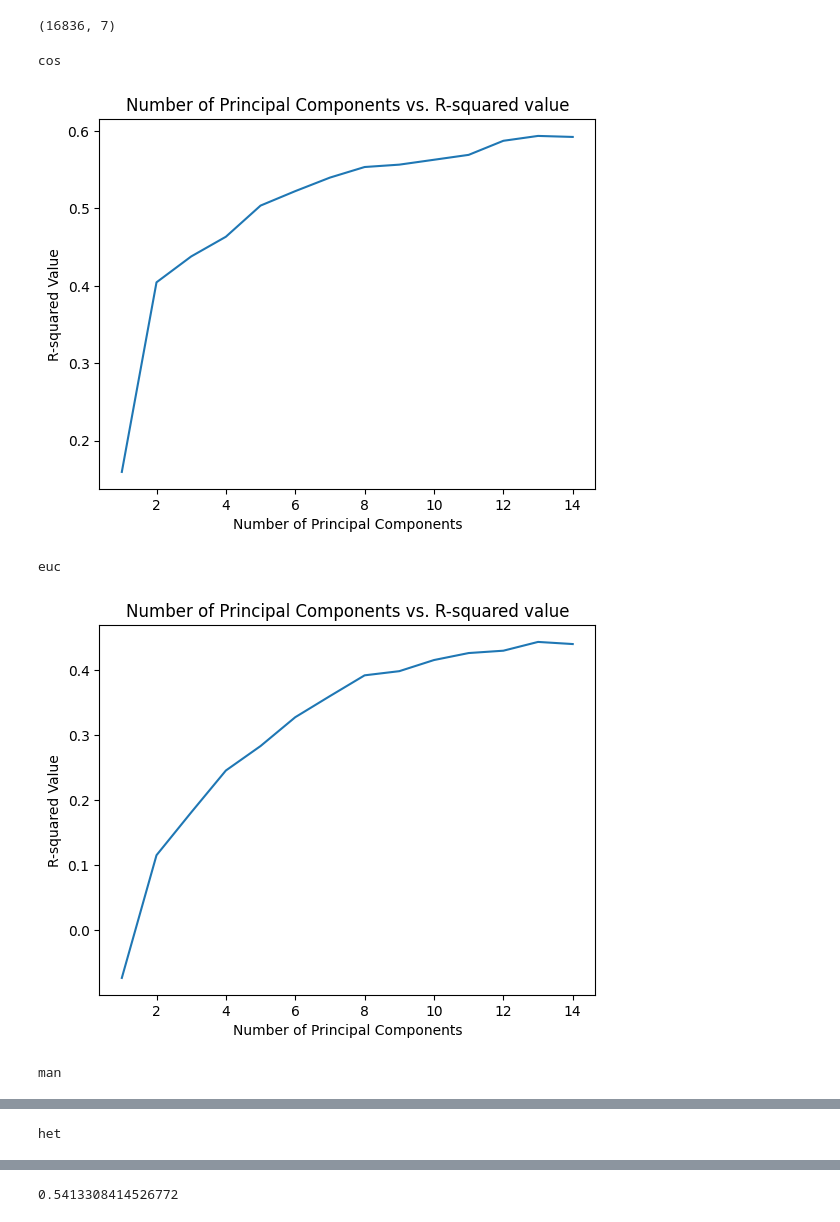
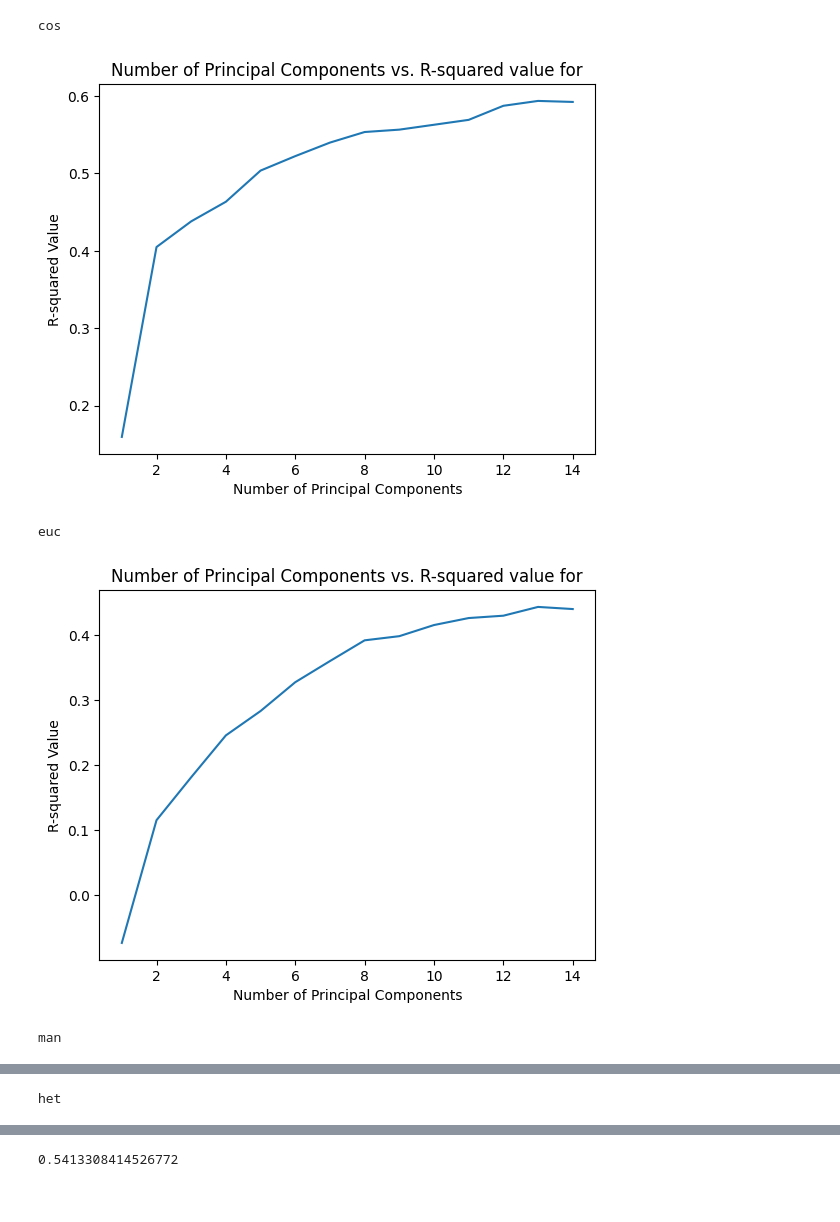
Before and after one commit to MartinKirkegaardDK/Bachelor, a Jupyter notebook: dist_calculations.ipynb, the cells around one changed output, grey strips where cells are left out. Saved outputs shown, nothing was run; the diff lists cells and outputs as text; code cells hidden in the pictures.

```diff
--- a/dist_calculations.ipynb
+++ b/dist_calculations.ipynb
@@ -1,10 +1,13 @@
 # %%
 from utils.load import make_total_df,get_feature_names, get_indv_df
-
+import matplotlib.pyplot as plt
 from sklearn.preprocessing import StandardScaler
 from sklearn.decomposition import PCA
 import numpy as np
 from sklearn.model_selection import train_test_split
 from sklearn.metrics import r2_score
+import pandas as pd
+from sklearn.ensemble import RandomForestRegressor
+import matplotlib.pyplot as plt
 df = make_total_df()
-df = df.drop("Y_labels", axis=1)
+#df = df.drop("Y_labels", axis=1)
@@ -61,10 +40,6 @@ res = [n for n,i in enumerate(cum_var_exp) if i>90 ][0]  # Amount of vectors nee
 pca = PCA(n_components=7)
 pca.fit(x)
 X = pca.transform(x)
-
-print(X.shape)
-# %% [output]
-(16836, 7)
 # %%
 Y = df["Y_labels"]
 Y = np.log10(Y)
@@ -77,36 +52,36 @@ metrics = ['cos','euc','man','het']
 for met in range(4):
     print(metrics[met])
     pcas = []
     r2_scores = []
 
     for i in range(1,15):
         feature_names = get_feature_names(metrics[met])# + get_feature_names('euc') + get_feature_names('man') + get_feature_names('het')
         x = df.loc[:, feature_names].values
-    # x = np.concatenate((x, df_arr), axis=1)
         pca = PCA(n_components=i)
         pca.fit(x)
         X = pca.transform(x)
         X_train, X_test, y_train, y_test = train_test_split(X, Y, test_size=0.20, random_state=42)
         rf = RandomForestRegressor(n_estimators = 150, max_features = 'sqrt', max_depth = None, min_samples_leaf=2, min_samples_split=2, random_state = 18).fit(X_train, y_train)
         prediction = rf.predict(X_test)
         r2 = r2_score(y_test, prediction)
         pcas.append(i)
         r2_scores.append(r2)
 
     plt.plot(pcas, r2_scores)
 
     # Add axis labels and a title to the plot
     plt.xlabel('Number of Principal Components')
     plt.ylabel('R-squared Value')
-    plt.title('Number of Principal Components vs. R-squared value')
+    plt.title("Number of Principal Components vs. R-squared value for {} distance".format(met))
+
 
   #  plt.axvline(10, color='r', linestyle='--')
 
     # Show the plot
     plt.show()
 # %% [output]
 cos
-[figure, old version]
+[figure, new version]
 euc
-[figure, old version]
+[figure, new version]
 man
```
Also changed, not shown: parts of 24 cells of this notebook, 4 other files.
